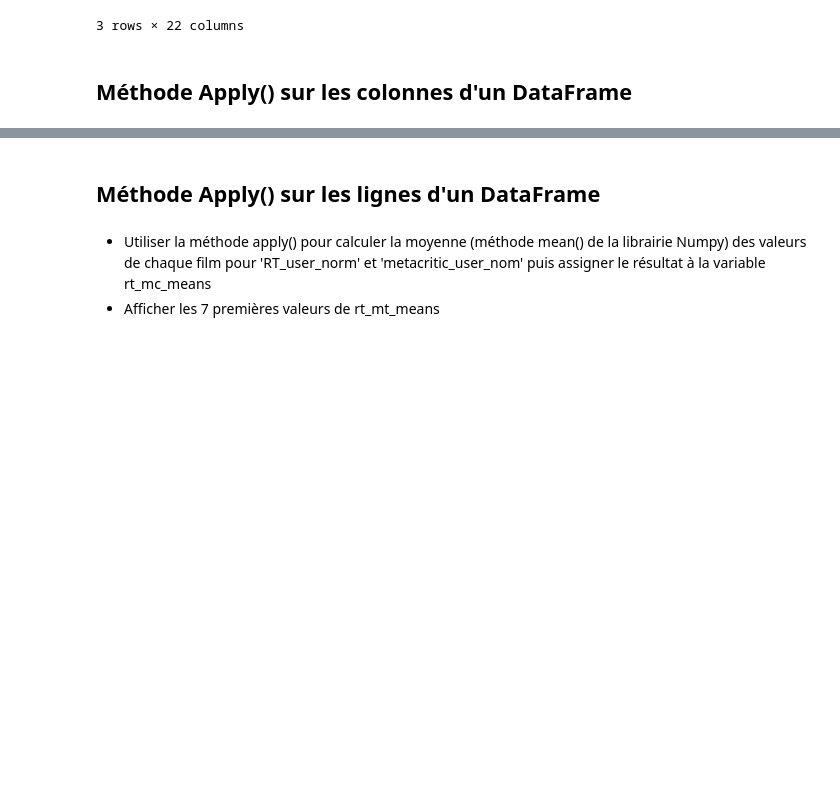
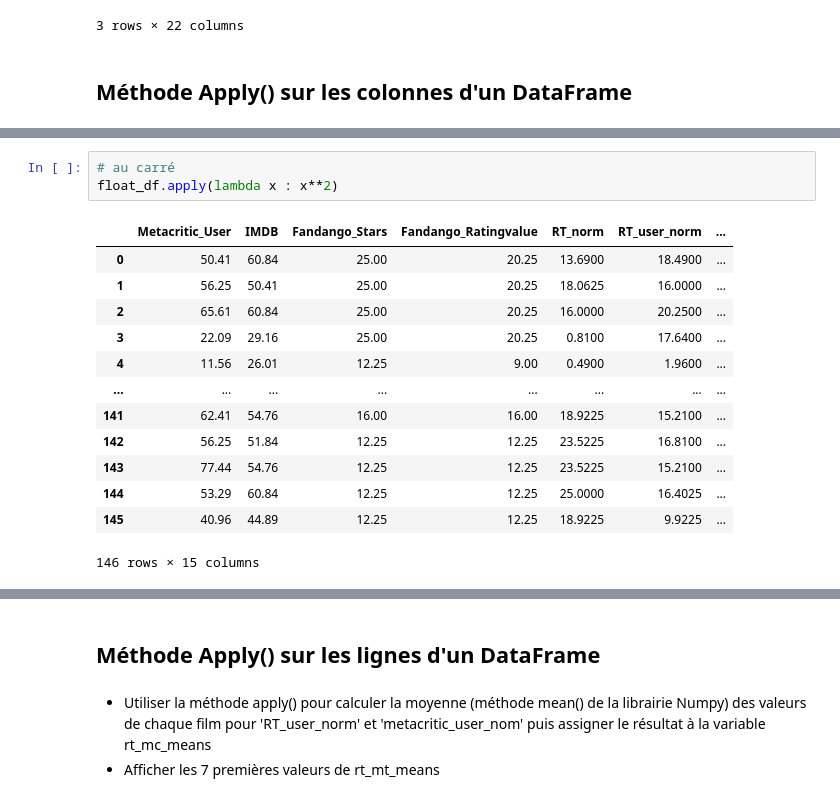
Before and after one commit to louiskuhn/IA-P2-Euskadi, a Jupyter notebook: Python/1. Analyse de données/Les objets DataFrames Pandas.ipynb, the cells around one changed output, grey strips where cells are left out. Drawn from its saved outputs; the diff is of its cells as text; blank space fills up the shorter version.

```diff
--- a/Python/1. Analyse de données/Les objets DataFrames Pandas.ipynb
+++ b/Python/1. Analyse de données/Les objets DataFrames Pandas.ipynb
@@ -134,0 +192,17 @@ fandango[[i in ["Top Five (2014)","Black Sea (2015)","Taken 3 (2015)"] for i in
+# %%
+# au carré
+float_df.apply(lambda x : x**2)
+# %% [output]
+|  | Metacritic_User | IMDB | Fandango_Stars | Fandango_Ratingvalue | RT_norm | RT_user_norm | ... |
+| 0 | 50.41 | 60.84 | 25.00 | 20.25 | 13.6900 | 18.4900 | ... |
+| 1 | 56.25 | 50.41 | 25.00 | 20.25 | 18.0625 | 16.0000 | ... |
+| 2 | 65.61 | 60.84 | 25.00 | 20.25 | 16.0000 | 20.2500 | ... |
+| 3 | 22.09 | 29.16 | 25.00 | 20.25 | 0.8100 | 17.6400 | ... |
+| 4 | 11.56 | 26.01 | 12.25 | 9.00 | 0.4900 | 1.9600 | ... |
+| ... | ... | ... | ... | ... | ... | ... | ... |
+| 141 | 62.41 | 54.76 | 16.00 | 16.00 | 18.9225 | 15.2100 | ... |
+| 142 | 56.25 | 51.84 | 12.25 | 12.25 | 23.5225 | 16.8100 | ... |
+| 143 | 77.44 | 54.76 | 12.25 | 12.25 | 23.5225 | 15.2100 | ... |
+| 144 | 53.29 | 60.84 | 12.25 | 12.25 | 25.0000 | 16.4025 | ... |
+| 145 | 40.96 | 44.89 | 12.25 | 12.25 | 18.9225 | 9.9225 | ... |
+146 rows × 15 columns
```
Also changed, not shown: parts of 6 cells of this notebook.
